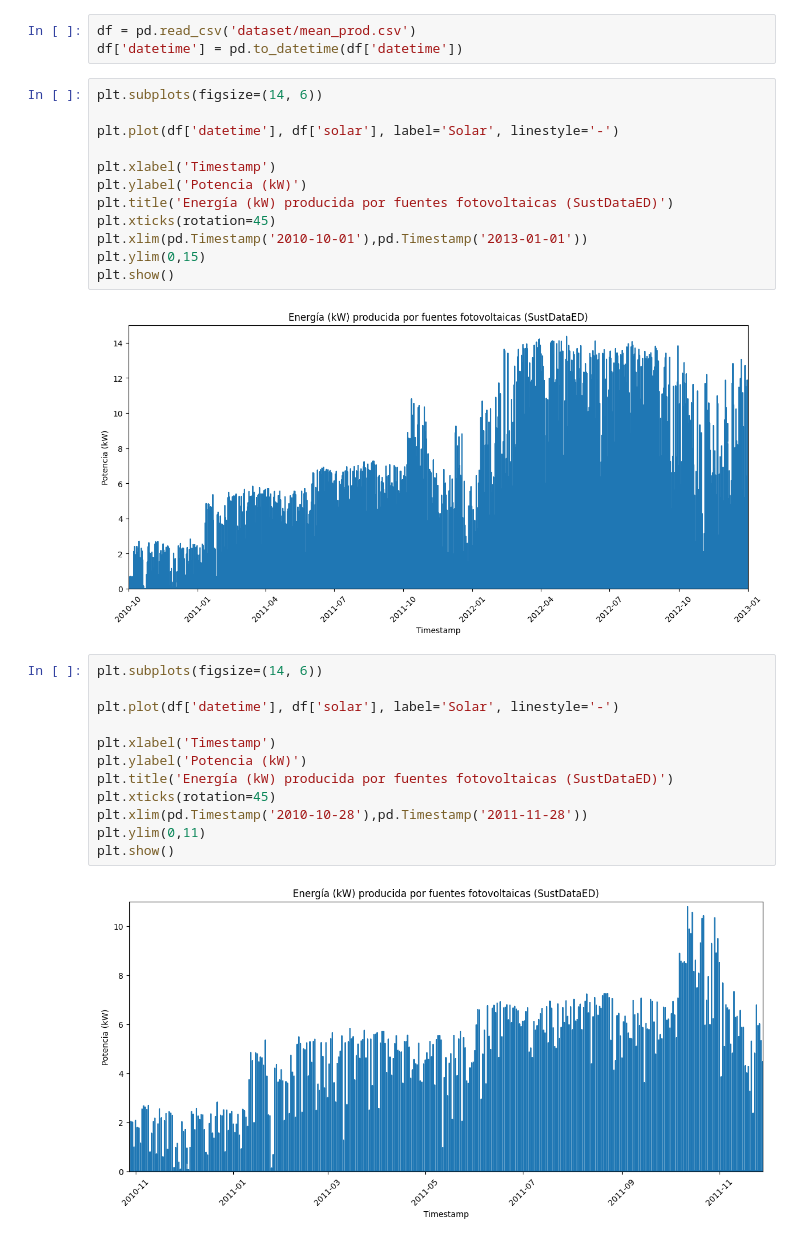
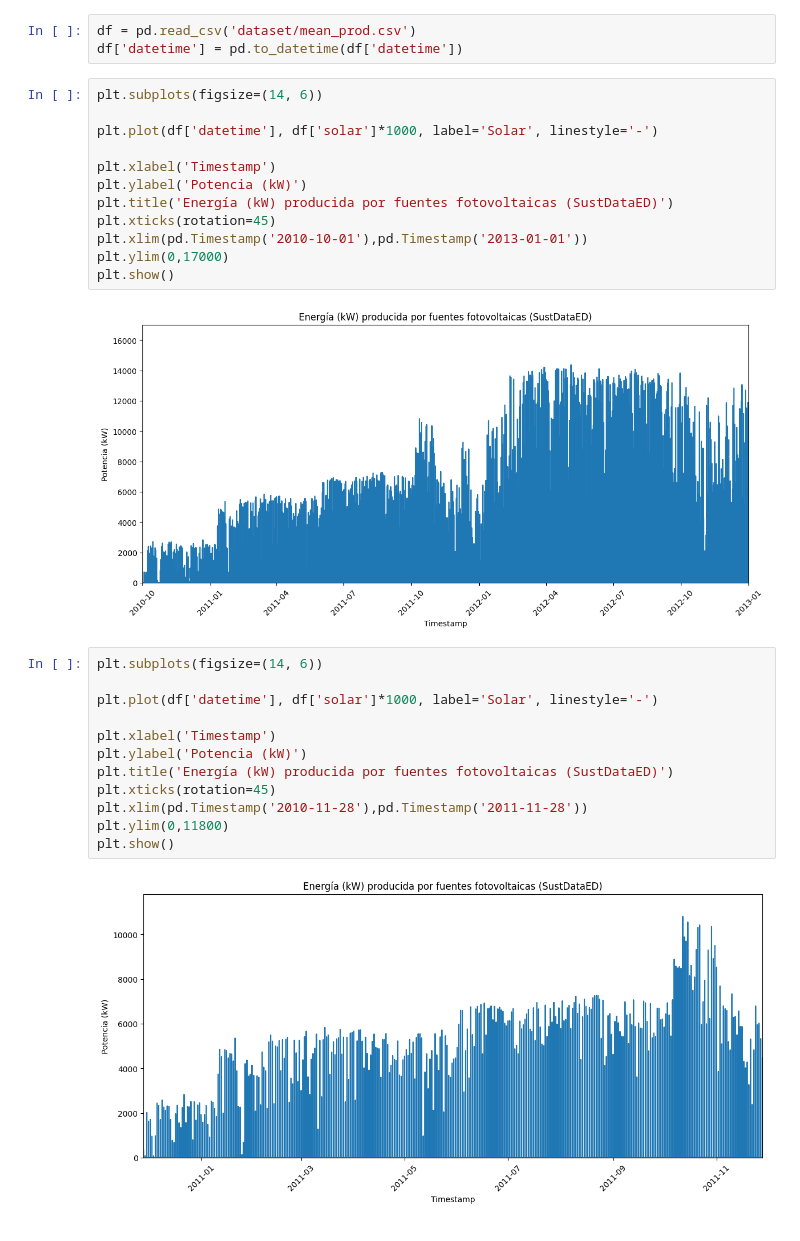
Before and after one commit to PaulaBartolomeMora/TFM, a Jupyter notebook: SustData/ficherodegraficas.ipynb, the cells around one changed output. Drawn from its saved outputs; the diff is of its cells as text.

```diff
--- a/SustData/ficherodegraficas.ipynb
+++ b/SustData/ficherodegraficas.ipynb
@@ -166,28 +168,28 @@ df['datetime'] = pd.to_datetime(df['datetime'])
 # %%
 plt.subplots(figsize=(14, 6))
 
-plt.plot(df['datetime'], df['solar'], label='Solar', linestyle='-')
+plt.plot(df['datetime'], df['solar']*1000, label='Solar', linestyle='-')
 
 plt.xlabel('Timestamp')
 plt.ylabel('Potencia (kW)')
 plt.title('Energía (kW) producida por fuentes fotovoltaicas (SustDataED)')
 plt.xticks(rotation=45)
 plt.xlim(pd.Timestamp('2010-10-01'),pd.Timestamp('2013-01-01'))
-plt.ylim(0,15)
+plt.ylim(0,17000)
 plt.show()
 # %% [output]
-[figure, old version]
+[figure, new version]
 # %%
 plt.subplots(figsize=(14, 6))
 
-plt.plot(df['datetime'], df['solar'], label='Solar', linestyle='-')
+plt.plot(df['datetime'], df['solar']*1000, label='Solar', linestyle='-')
 
 plt.xlabel('Timestamp')
 plt.ylabel('Potencia (kW)')
 plt.title('Energía (kW) producida por fuentes fotovoltaicas (SustDataED)')
 plt.xticks(rotation=45)
-plt.xlim(pd.Timestamp('2010-10-28'),pd.Timestamp('2011-11-28'))
-plt.ylim(0,11)
+plt.xlim(pd.Timestamp('2010-11-28'),pd.Timestamp('2011-11-28'))
+plt.ylim(0,11800)
 plt.show()
 # %% [output]
-[figure, old version]
+[figure, new version]
```
Also changed, not shown: parts of 21 cells of this notebook, 46 other files.
